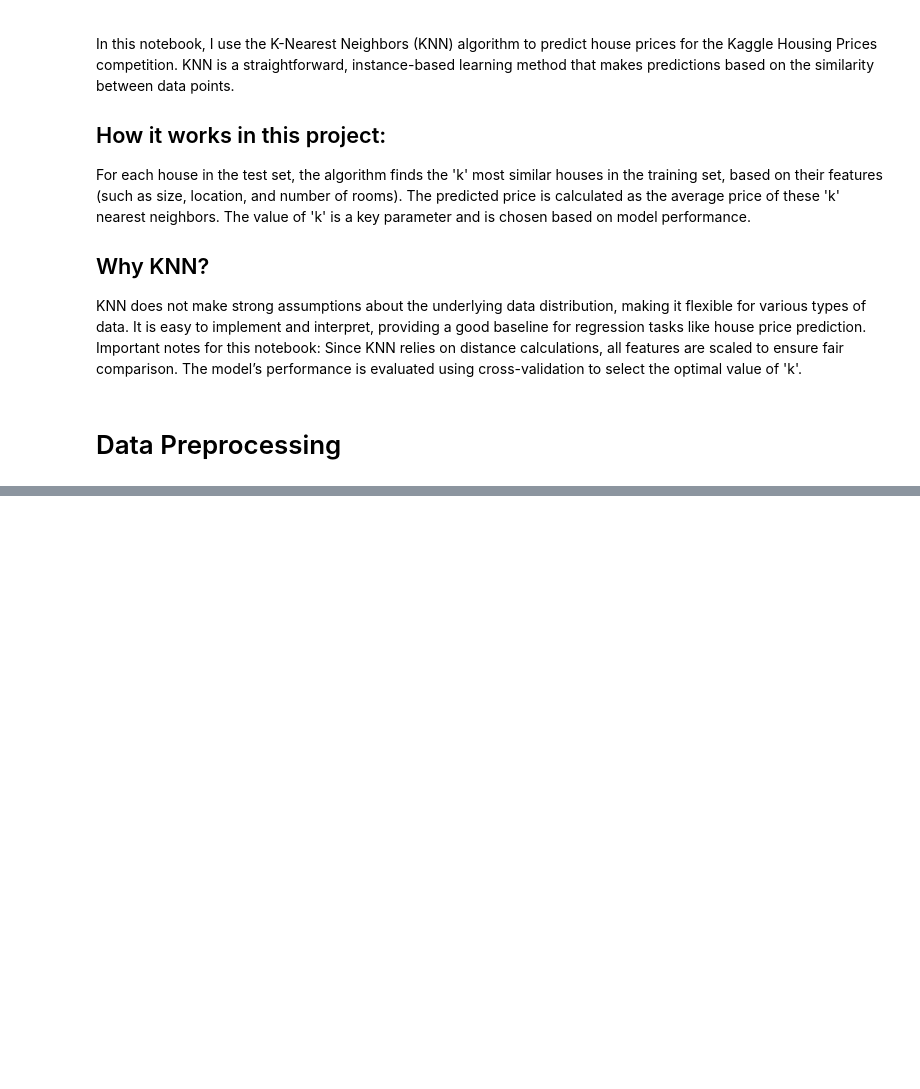
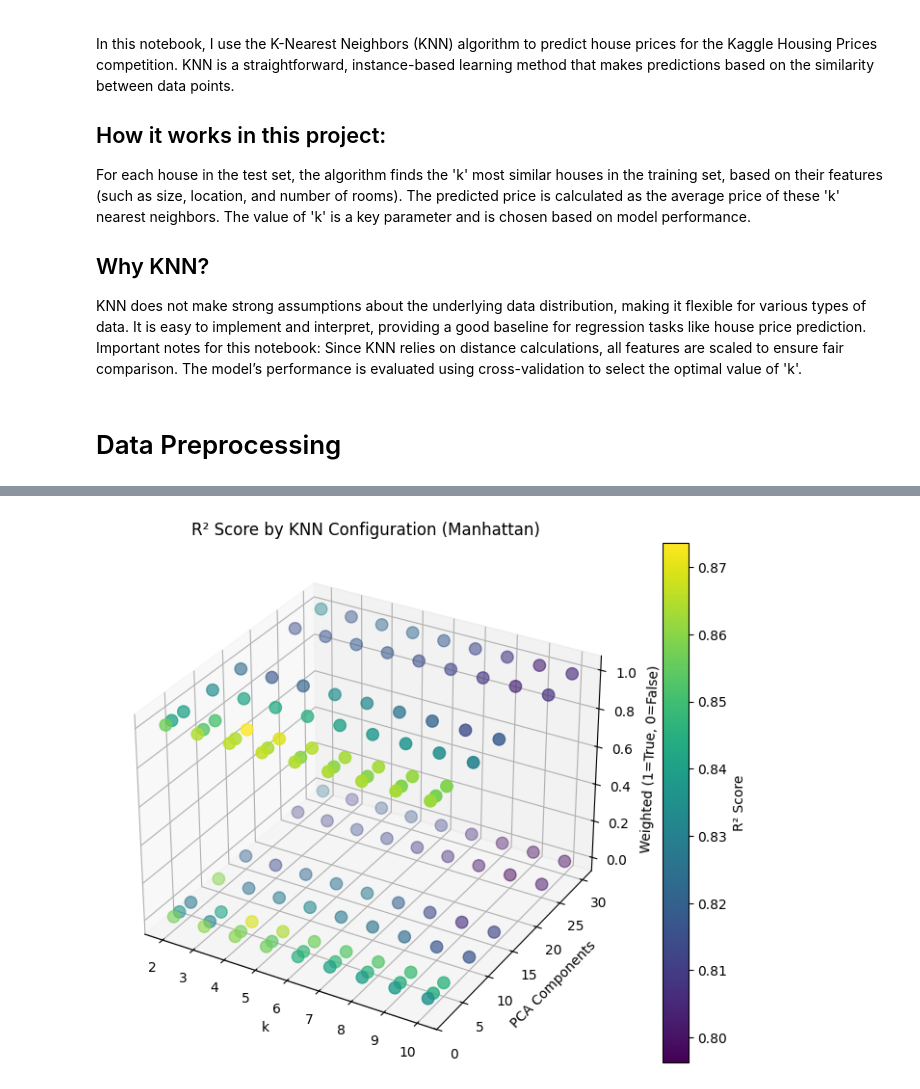
Before and after one commit to DonovanRay26/KaggleHousingCompetition, a Jupyter notebook: KNN.ipynb, the cells around one changed output, grey strips where cells are left out. Saved outputs shown, nothing was run; the diff lists cells and outputs as text; code cells hidden in the pictures; blank space fills up the shorter version.

Commit message:
first predictions based on past work, will continue to improve

```diff
--- a/KNN.ipynb
+++ b/KNN.ipynb
@@ -84,0 +200,86 @@ ModuleNotFoundError: No module named 'pandas'
+# %%
+from sklearn.model_selection import train_test_split
+import matplotlib.pyplot as plt
+from mpl_toolkits.mplot3d import Axes3D
+import numpy as np
+
+# load data:
+X = pd.read_csv('data/train_processed.csv')
+y = pd.read_csv('data/train.csv')['SalePrice']
+competition_test = pd.read_csv('data/test_processed.csv')
+raw_competition_test = pd.read_csv('data/test.csv')  # don't use processed file for the Id's
+
+X_train, X_test, y_train, y_test = train_test_split(X, y, test_size=0.2, random_state=42)
+
+bestRMSE_stats = [None, None, None, None]  # format: RMSE, k, pca, weighted?
+
+# find the best choice of k:
+
+results = []
+
+for k in [2, 3, 4, 5, 6, 7, 8, 9, 10]:
+    for pca in [2, 3, 5, 10, 15, 25, 30]:
+        for weighted in [True, False]:
+            knn = KNN(k=k, distance='chebyshev', weighted=weighted)
+            knn.fit(X_train, y_train, pca_components=pca)
+            [RMSE, MAE, R2] = knn.measure_accuracy(X_test, y_test)
+            print(f'k = {k}, pca = {pca}, weighted: {weighted}  |  RMSE = {RMSE:.2f} | MAE = {MAE:.2f} | R2 = {R2:.2f}')
+
+            results.append({
+                'k': k,
+                'pca': pca,
+                'weighted': weighted,
+                'RMSE': RMSE,
+                'MAE': MAE,
+                'R2': R2
+            })
+
+            if bestRMSE_stats[0] is None:
+                bestRMSE_stats = [RMSE, MAE, R2, k, pca, weighted]
+            elif bestRMSE_stats[0] > RMSE:
+                bestRMSE_stats = [RMSE, MAE, R2, k, pca, weighted]
+
+print(f'Best Configuration: k: {bestRMSE_stats[3]} | pca: {bestRMSE_stats[4]} | weighted: {bestRMSE_stats[5]} | RMSE: {bestRMSE_stats[0]:.2f} | MAE: {bestRMSE_stats[1]:.2f} | R2: {bestRMSE_stats[2]:.2f}')
+
+# Prepare data
+ks = [r['k'] for r in results]
+pcas = [r['pca'] for r in results]
+weighteds = [1 if r['weighted'] else 0 for r in results]  # convert bool to int for color
+R2s = [r['R2'] for r in results]
+
+fig = plt.figure(figsize=(10, 7))
+ax = fig.add_subplot(111, projection='3d')
+sc = ax.scatter(ks, pcas, weighteds, c=R2s, cmap='viridis', s=80)
+
+ax.set_xlabel('k')
+ax.set_ylabel('PCA Components')
+ax.set_zlabel('Weighted (1=True, 0=False)')
+plt.title('R² Score by KNN Configuration (Manhattan)')
+
+cbar = plt.colorbar(sc)
+cbar.set_label('R² Score')
+
+plt.show()
+
+# make prediction of test data using optimal model:
+
+# optimal Manhattan configuration: k = 3 | 2 PCA components | weighted
+# optimal Chebyshev configuration: k = 4 | 5 PCA components | weighted
+
+knn_manhattan = KNN(k=3, distance='manhattan', weighted=True)
+knn_manhattan.fit(X_train, y_train, pca_components=2)
+knn_manhattan_pred = knn_manhattan.predict(competition_test)
+
+knn_chebyshev = KNN(k=4, distance='chebyshev', weighted=True)
+knn_chebyshev.fit(X_train, y_train, pca_components=5)
+knn_chebyshev_pred = knn_chebyshev.predict(competition_test)
+
+# write out predictions:
+manhattanDF = pd.DataFrame({'Id': raw_competition_test['Id'],
+                            'SalePrice': knn_manhattan_pred})
+chebyshevDF = pd.DataFrame({'Id': raw_competition_test['Id'],
+                            'SalePrice': knn_chebyshev_pred})
+manhattanDF.to_csv('data/manhattan_prediction.csv', index=False)
+chebyshevDF.to_csv('data/chebyshev_prediction.csv', index=False)
+print("Complete.")
+# %% [output]
@@ -84,0 +303 @@ ModuleNotFoundError: No module named 'pandas'
+[figure, added]
```
Also changed, not shown: parts of 5 cells of this notebook, 8 other files.
